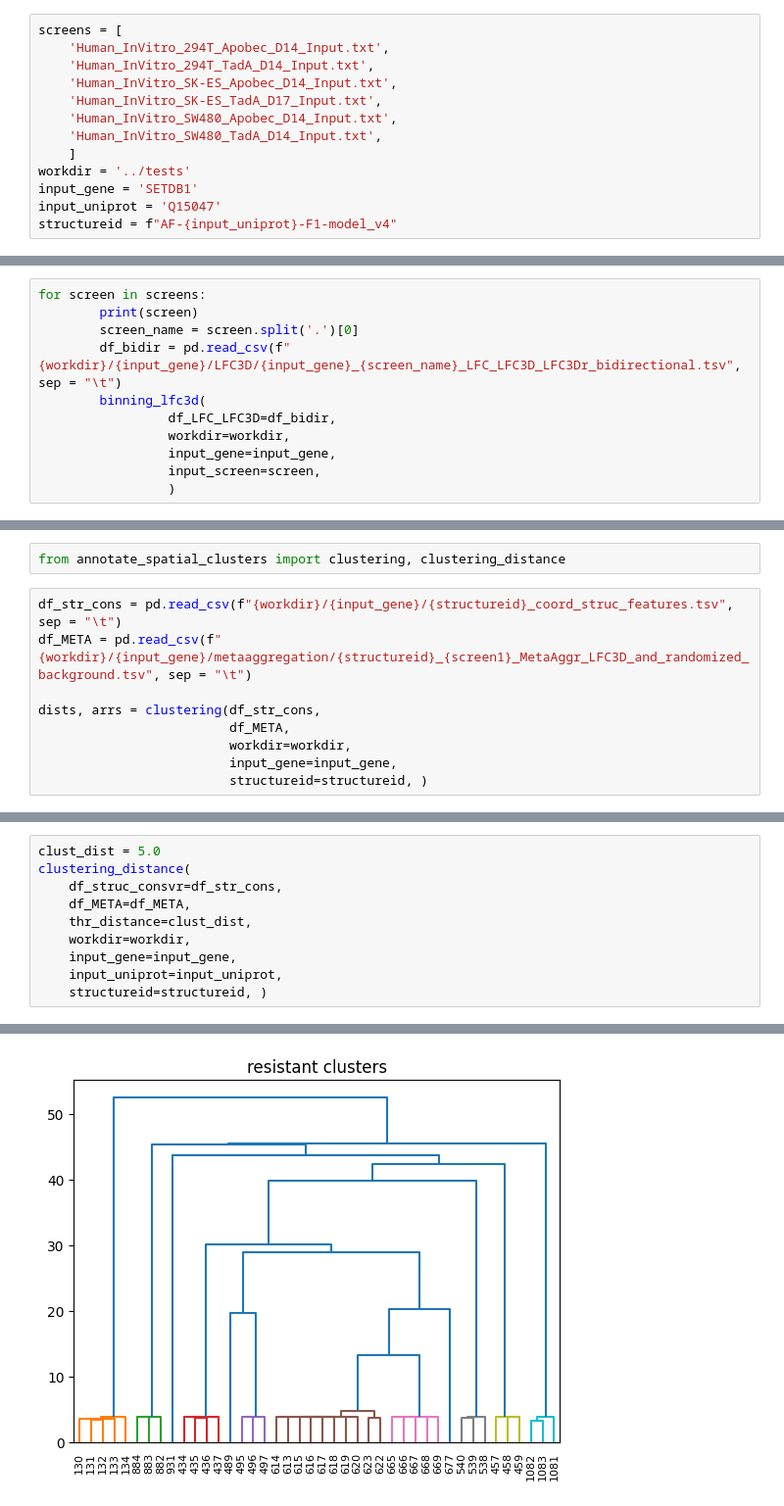
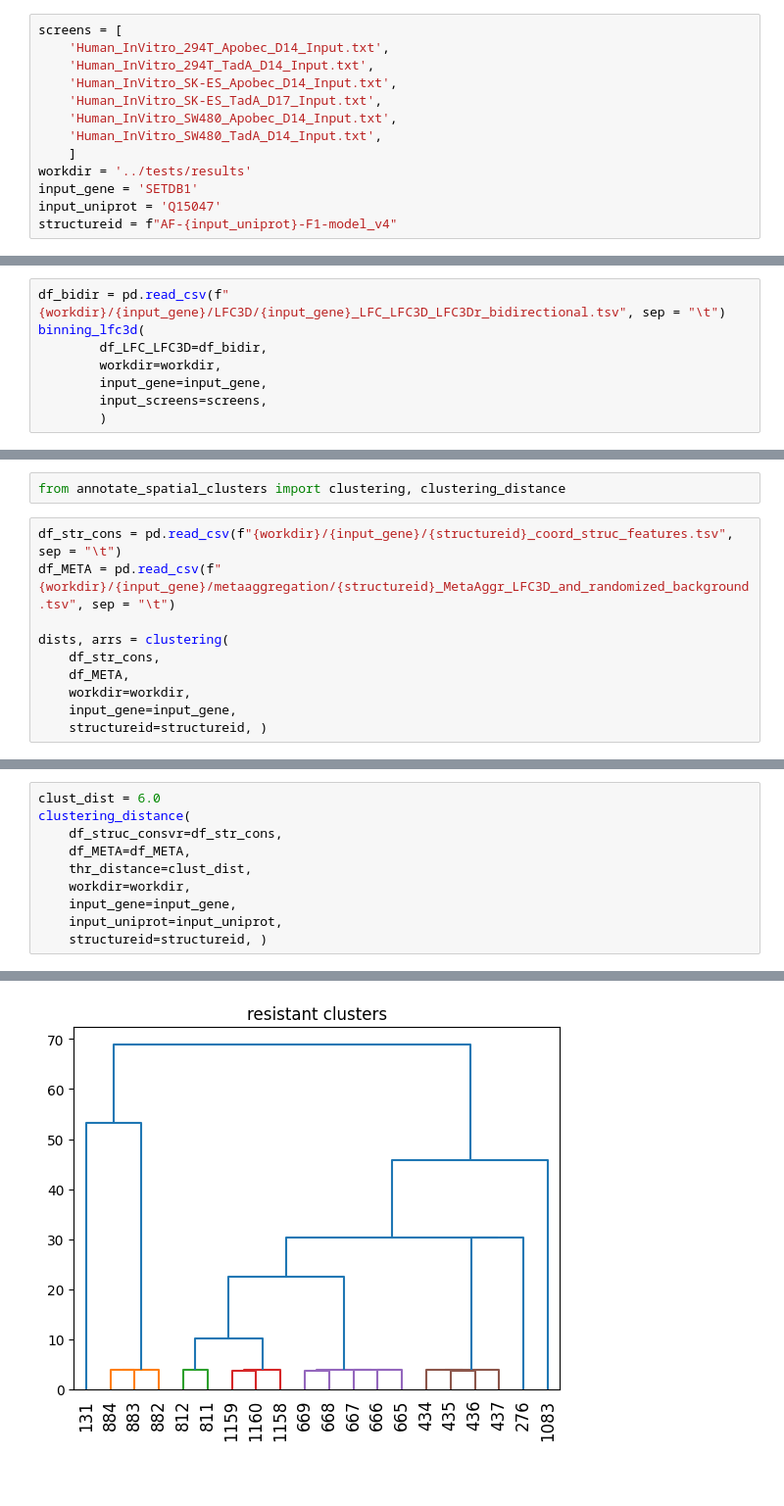
Before and after one commit to broadinstitute/BEClust3D, a Jupyter notebook: beclust3d/dev_testing.ipynb, the cells around one changed output, grey strips where cells are left out. Shown at 98% size. Drawn from its saved outputs; the diff is of its cells as text; blank space fills up the shorter version.

```diff
--- a/beclust3d/dev_testing.ipynb
+++ b/beclust3d/dev_testing.ipynb
@@ -11,7 +11,7 @@ screens = [
     'Human_InVitro_SW480_Apobec_D14_Input.txt',
     'Human_InVitro_SW480_TadA_D14_Input.txt',
     ]
-workdir = '../tests'
+workdir = '../tests/results'
 input_gene = 'SETDB1'
 input_uniprot = 'Q15047'
 structureid = f"AF-{input_uniprot}-F1-model_v4"
@@ -354,14 +363,11 @@ Human_InVitro_SW480_TadA_D14_Input.txt
 # %%
 from binning_lfc3d import binning_lfc3d
 # %%
-for screen in screens:
-        print(screen)
-        screen_name = screen.split('.')[0]
-        df_bidir = pd.read_csv(f"{workdir}/{input_gene}/LFC3D/{input_gene}_{screen_name}_LFC_LFC3D_LFC3Dr_bidirectional.tsv", sep = "\t")
-        binning_lfc3d(
-                 df_LFC_LFC3D=df_bidir,
-                 workdir=workdir,
-                 input_gene=input_gene,
-                 input_screen=screen,
-                 )
+df_bidir = pd.read_csv(f"{workdir}/{input_gene}/LFC3D/{input_gene}_LFC_LFC3D_LFC3Dr_bidirectional.tsv", sep = "\t")
+binning_lfc3d(
+        df_LFC_LFC3D=df_bidir,
+        workdir=workdir,
+        input_gene=input_gene,
+        input_screens=screens,
+        )
 # %% [output]
@@ -419,11 +448,12 @@ length of SUM_LFC3D_pos: 342
 from annotate_spatial_clusters import clustering, clustering_distance
 # %%
 df_str_cons = pd.read_csv(f"{workdir}/{input_gene}/{structureid}_coord_struc_features.tsv", sep = "\t")
-df_META = pd.read_csv(f"{workdir}/{input_gene}/metaaggregation/{structureid}_{screen1}_MetaAggr_LFC3D_and_randomized_background.tsv", sep = "\t")
+df_META = pd.read_csv(f"{workdir}/{input_gene}/metaaggregation/{structureid}_MetaAggr_LFC3D_and_randomized_background.tsv", sep = "\t")
 
-dists, arrs = clustering(df_str_cons,
-                         df_META,
-                         workdir=workdir,
-                         input_gene=input_gene,
-                         structureid=structureid, )
+dists, arrs = clustering(
+    df_str_cons,
+    df_META,
+    workdir=workdir,
+    input_gene=input_gene,
+    structureid=structureid, )
 # %% [output]
@@ -448,5 +478,5 @@ Number of clusters of resistant hits: @ d =  20.0 10
 # %%
-clust_dist = 5.0
+clust_dist = 6.0
 clustering_distance(
     df_struc_consvr=df_str_cons,
     df_META=df_META,
@@ -468 +498 @@ Number of clusters of resistant hits: 12
-[figure, old version]
+[figure, new version]
```
Also changed, not shown: parts of 10 cells of this notebook, 3 other files.
